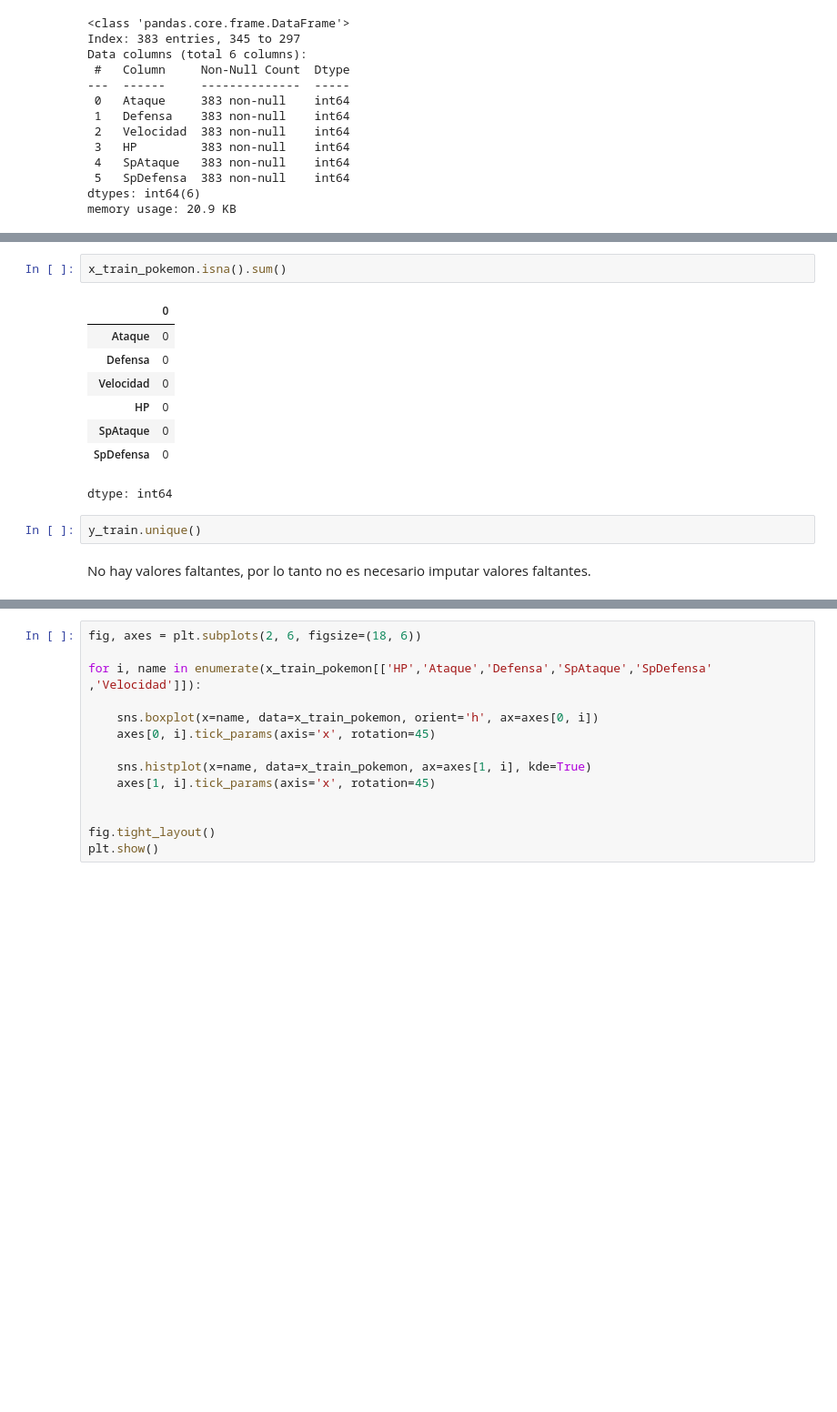
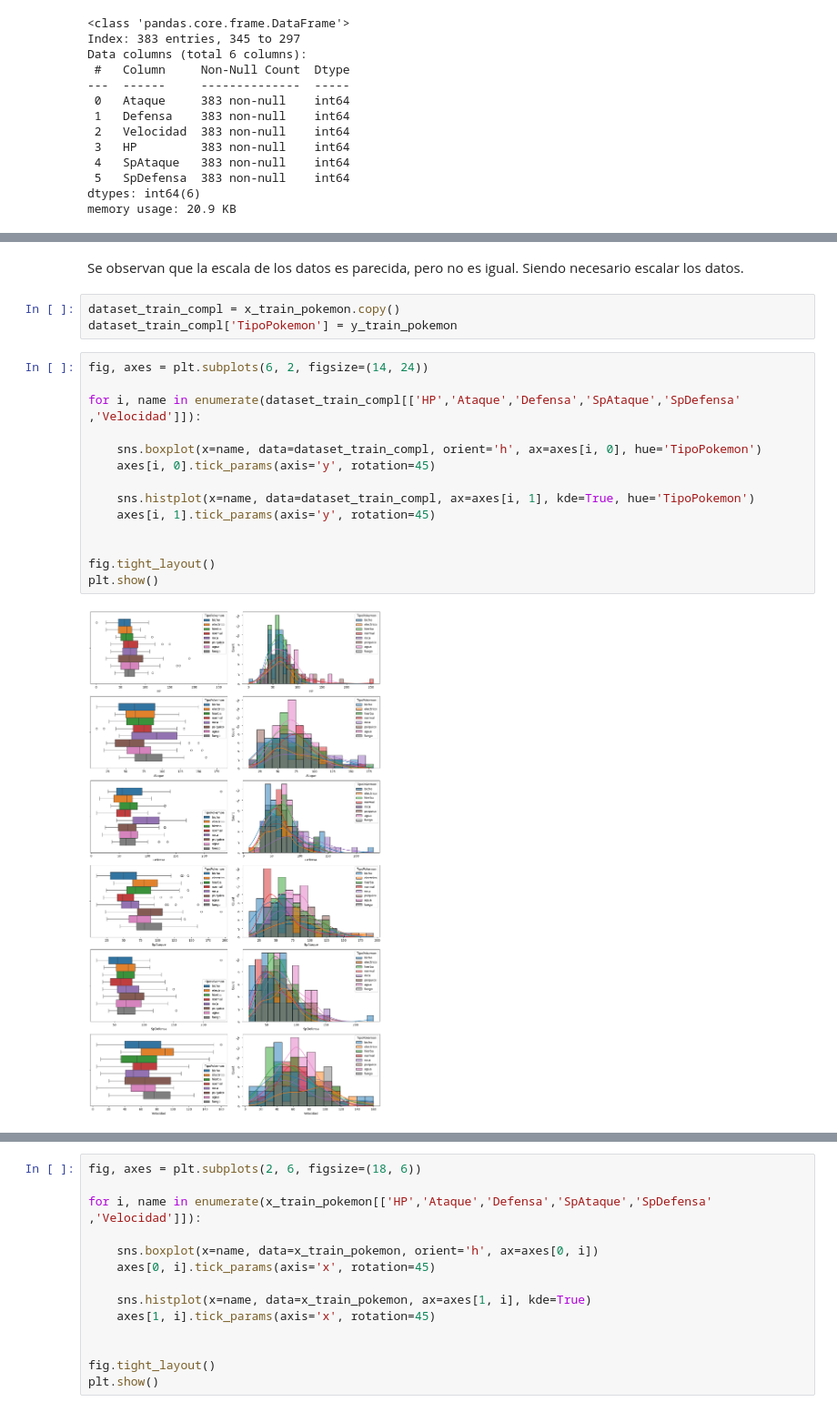
Before and after one commit to nacho-gonz/MdD-TUIA-2024, a Jupyter notebook: TP2/TP_Mineria_de_datos.ipynb, the cells around one changed output, grey strips where cells are left out. Shown at 91% size. Drawn from its saved outputs; the diff is of its cells as text; blank space fills up the shorter version.

```diff
--- a/TP2/TP_Mineria_de_datos.ipynb
+++ b/TP2/TP_Mineria_de_datos.ipynb
@@ -317,15 +324,21 @@ x_train_pokemon.describe()
-# %%
-x_train_pokemon.isna().sum()
-# %% [output]
-|  | 0 |
-| Ataque | 0 |
-| Defensa | 0 |
-| Velocidad | 0 |
-| HP | 0 |
-| SpAtaque | 0 |
-| SpDefensa | 0 |
-dtype: int64
-# %%
-y_train.unique()
-# %% [markdown]
-No hay valores faltantes, por lo tanto no es necesario imputar valores faltantes.
+# %% [markdown]
+Se observan que la escala de los datos es parecida, pero no es igual. Siendo necesario escalar los datos.
+# %%
+dataset_train_compl = x_train_pokemon.copy()
+dataset_train_compl['TipoPokemon'] = y_train_pokemon
+# %%
+fig, axes = plt.subplots(6, 2, figsize=(14, 24))
+
+for i, name in enumerate(dataset_train_compl[['HP','Ataque','Defensa','SpAtaque','SpDefensa' ,'Velocidad']]):
+
+    sns.boxplot(x=name, data=dataset_train_compl, orient='h', ax=axes[i, 0], hue='TipoPokemon')
+    axes[i, 0].tick_params(axis='y', rotation=45)
+
+    sns.histplot(x=name, data=dataset_train_compl, ax=axes[i, 1], kde=True, hue='TipoPokemon')
+    axes[i, 1].tick_params(axis='y', rotation=45)
+
+
+fig.tight_layout()
+plt.show()
+# %% [output]
+[figure, added]
```
Also changed, not shown: parts of 34 cells of this notebook.
